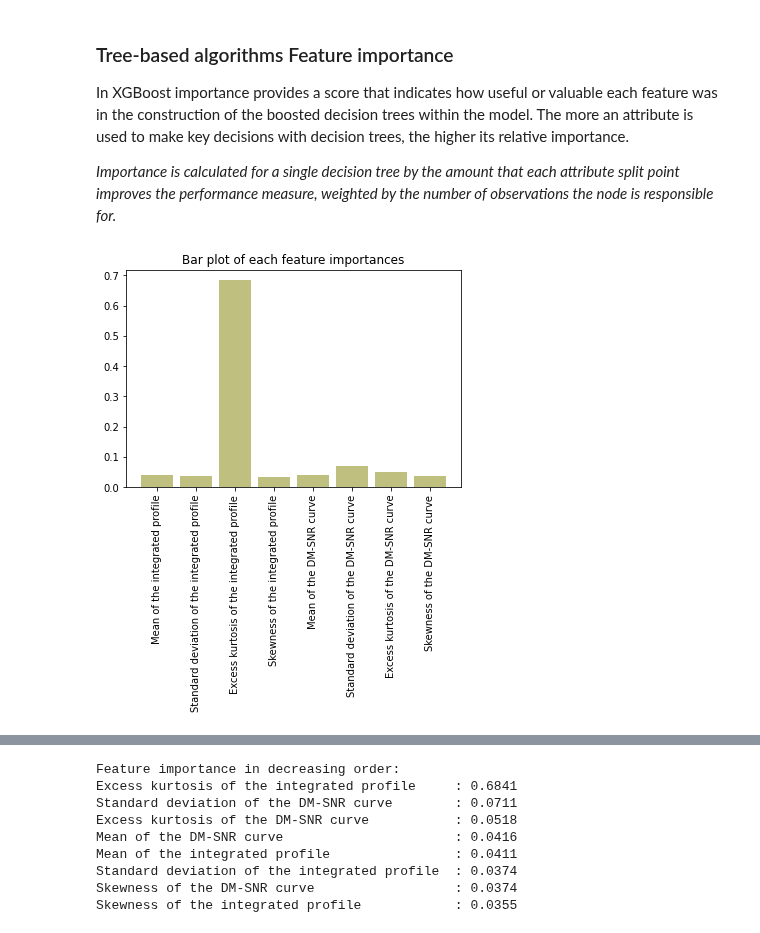
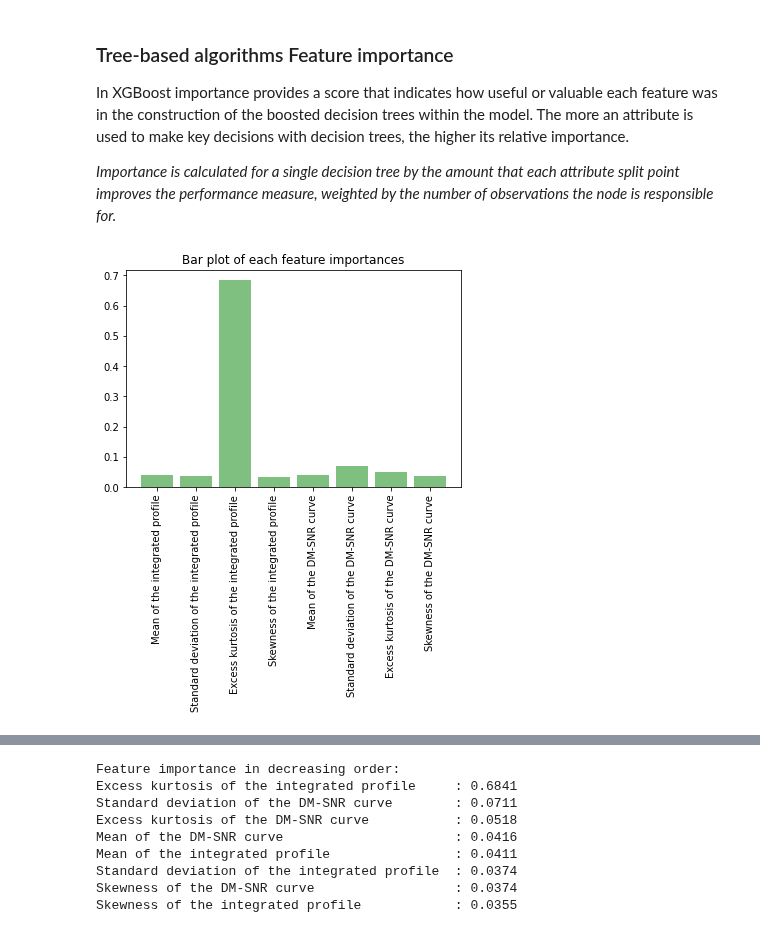
Before and after one commit to foukonana/MSc_MachineLearning_Asgmts, a Jupyter notebook: Assignments/Asgmt7_FeatureSelection/asgmt7_afoudouli.ipynb, the cells around one changed output, grey strips where cells are left out. Cells and saved outputs as stored; diff of their text form; code cells hidden in the pictures.

```diff
--- a/Assignments/Asgmt7_FeatureSelection/asgmt7_afoudouli.ipynb
+++ b/Assignments/Asgmt7_FeatureSelection/asgmt7_afoudouli.ipynb
@@ -163,13 +164,13 @@ In XGBoost importance provides a score that indicates how useful or valuable eac
 # %%
 clf = XGBClassifier(random_state=546)
 
 clf.fit(X_train, y_train)
 xgb_importance = clf.feature_importances_
 
 
-plt.bar(x=feature_names, height=xgb_importance, alpha=0.5, color='olive')
+plt.bar(x=feature_names, height=xgb_importance, alpha=0.5, color='green')
 plt.xticks(rotation=90)
 plt.title('Bar plot of each feature importances')
 plt.show()
 # %% [output]
-[figure, old version]
+[figure, new version]
```
Also changed, not shown: parts of 4 cells of this notebook.
